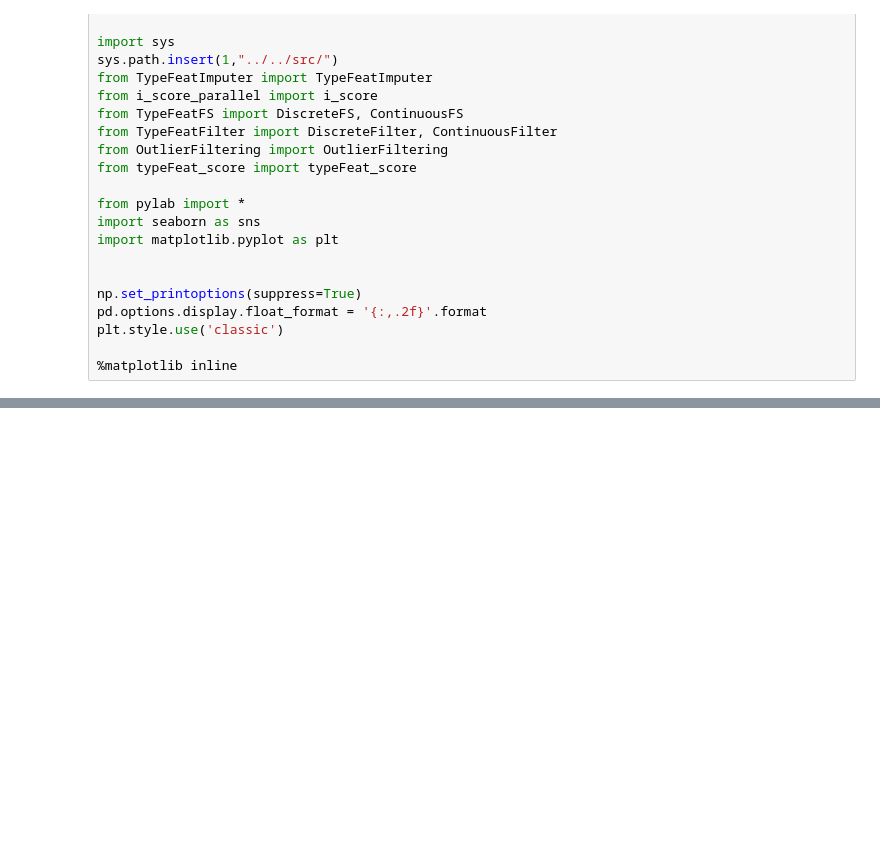
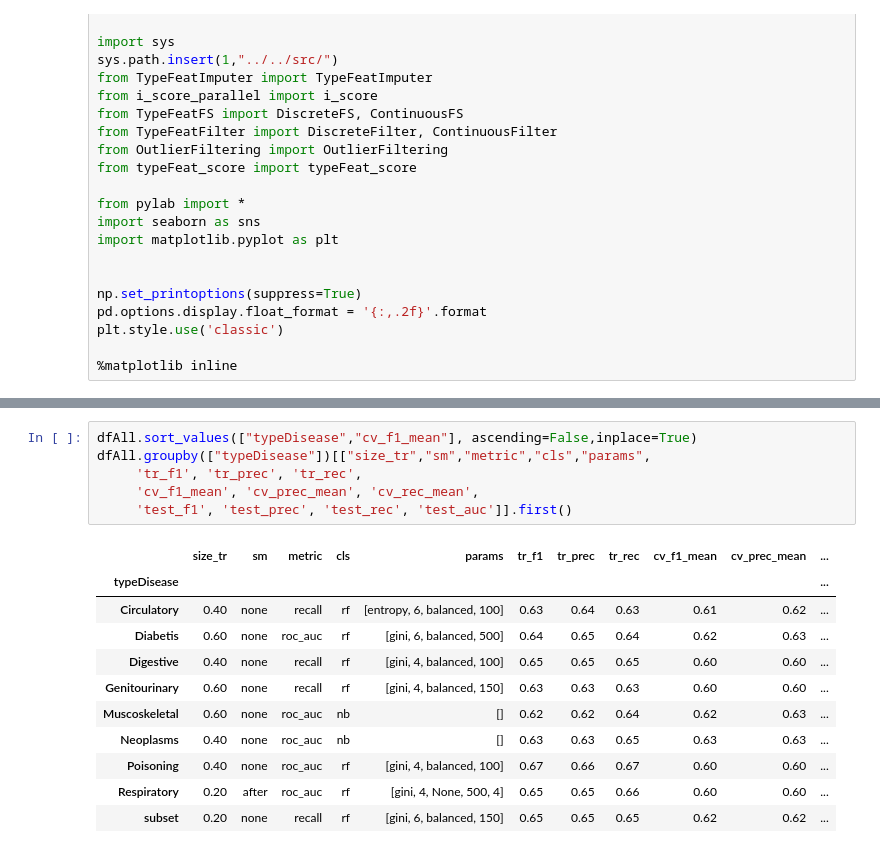
Before and after one commit to CHABOBO/readmission, a Jupyter notebook: notebook/04-results.ipynb, the cells around one changed output, grey strips where cells are left out. Saved outputs shown, nothing was run; the diff lists cells and outputs as text; blank space fills up the shorter version.

Commit message:
Add analysis for first diagnosis

```diff
--- a/notebook/04-results.ipynb
+++ b/notebook/04-results.ipynb
@@ -104,0 +89,18 @@ np.sum(dfs["time"])
+# %%
+dfAll.sort_values(["typeDisease","cv_f1_mean"], ascending=False,inplace=True)
+dfAll.groupby(["typeDisease"])[["size_tr","sm","metric","cls","params",
+     'tr_f1', 'tr_prec', 'tr_rec',
+     'cv_f1_mean', 'cv_prec_mean', 'cv_rec_mean',
+     'test_f1', 'test_prec', 'test_rec', 'test_auc']].first()
+# %% [output]
+|  | size_tr | sm | metric | cls | params | tr_f1 | tr_prec | tr_rec | cv_f1_mean | cv_prec_mean | ... |
+| typeDisease |  |  |  |  |  |  |  |  |  |  | ... |
+| Circulatory | 0.40 | none | recall | rf | [entropy, 6, balanced, 100] | 0.63 | 0.64 | 0.63 | 0.61 | 0.62 | ... |
+| Diabetis | 0.60 | none | roc_auc | rf | [gini, 6, balanced, 500] | 0.64 | 0.65 | 0.64 | 0.62 | 0.63 | ... |
+| Digestive | 0.40 | none | recall | rf | [gini, 4, balanced, 100] | 0.65 | 0.65 | 0.65 | 0.60 | 0.60 | ... |
+| Genitourinary | 0.60 | none | recall | rf | [gini, 4, balanced, 150] | 0.63 | 0.63 | 0.63 | 0.60 | 0.60 | ... |
+| Muscoskeletal | 0.60 | none | roc_auc | nb | [] | 0.62 | 0.62 | 0.64 | 0.62 | 0.63 | ... |
+| Neoplasms | 0.40 | none | roc_auc | nb | [] | 0.63 | 0.63 | 0.65 | 0.63 | 0.63 | ... |
+| Poisoning | 0.40 | none | roc_auc | rf | [gini, 4, balanced, 100] | 0.67 | 0.66 | 0.67 | 0.60 | 0.60 | ... |
+| Respiratory | 0.20 | after | roc_auc | rf | [gini, 4, None, 500, 4] | 0.65 | 0.65 | 0.66 | 0.60 | 0.60 | ... |
+| subset | 0.20 | none | recall | rf | [gini, 6, balanced, 150] | 0.65 | 0.65 | 0.65 | 0.62 | 0.62 | ... |
```
Also changed, not shown: parts of 4 cells of this notebook, 17 other files.
